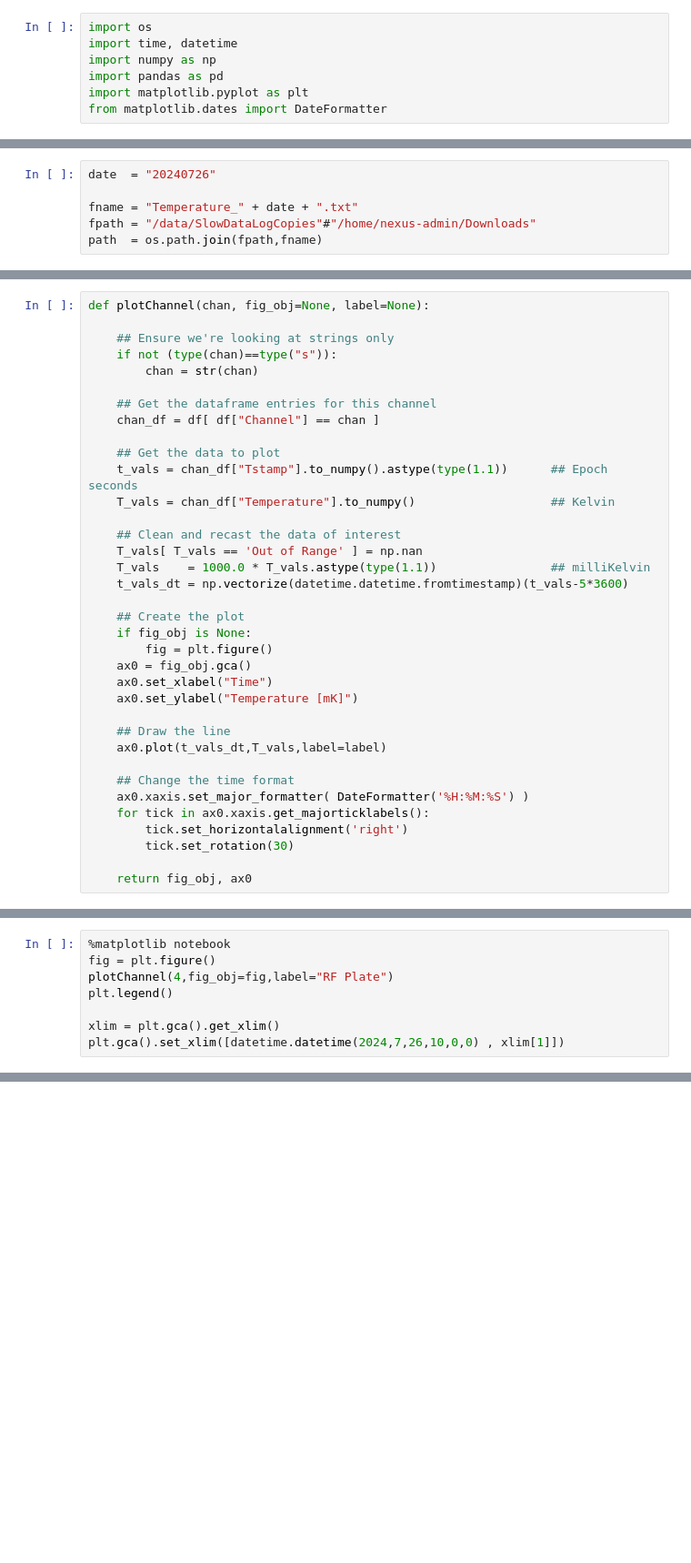
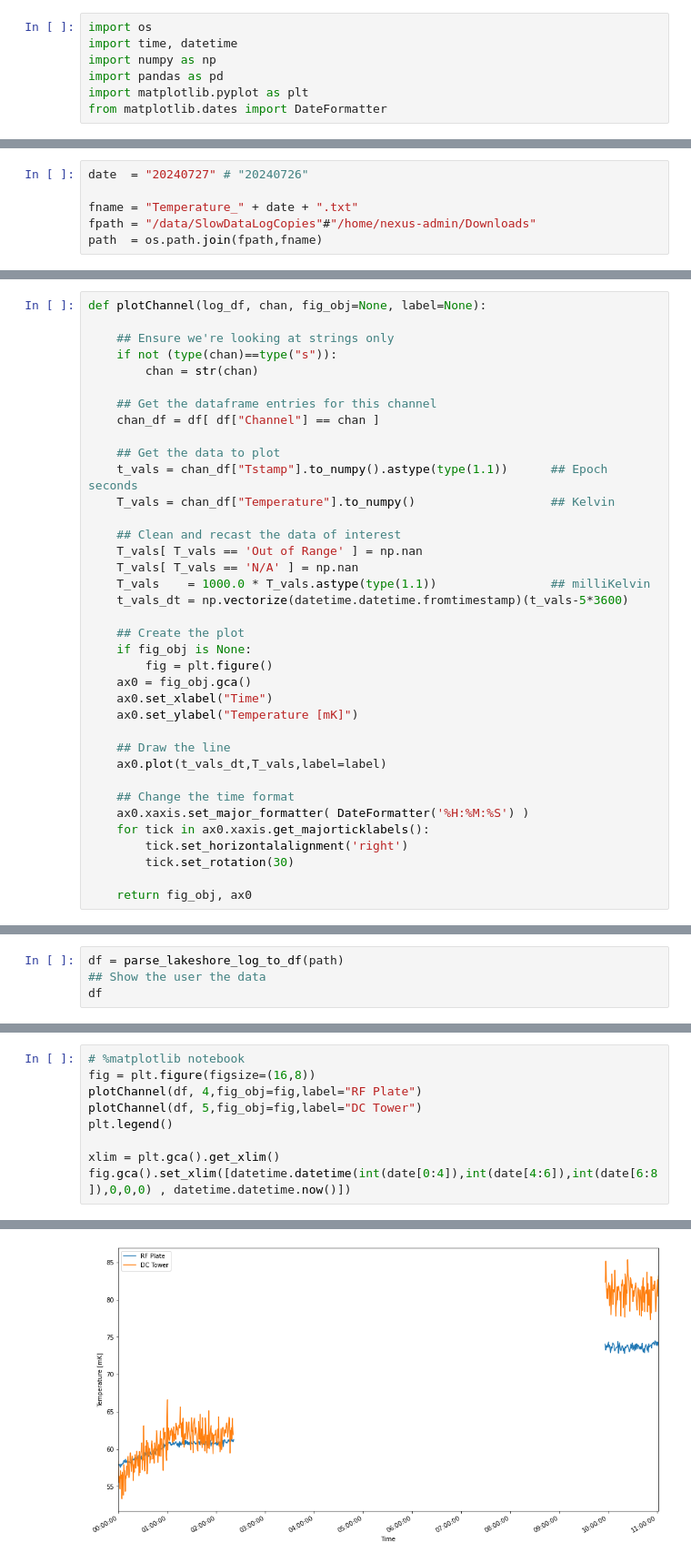
Before and after one commit to nkurinsky/NEXUS_RF, a Jupyter notebook: DeviceControl/FridgePlots/Lakeshore Plotter NR24.ipynb, the cells around one changed output, grey strips where cells are left out. Shown at 91% size. Cells and saved outputs as stored; diff of their text form; blank space fills up the shorter version.

```diff
--- a/DeviceControl/FridgePlots/Lakeshore Plotter NR24.ipynb
+++ b/DeviceControl/FridgePlots/Lakeshore Plotter NR24.ipynb
@@ -10,5 +19,5 @@ from matplotlib.dates import DateFormatter
 # %%
-date  = "20240726"
+date  = "20240727" # "20240726"
 
 fname = "Temperature_" + date + ".txt"
 fpath = "/data/SlowDataLogCopies"#"/home/nexus-admin/Downloads"
@@ -92,5 +78,5 @@ df[ df["Channel"] == "4" ]
 # %%
-def plotChannel(chan, fig_obj=None, label=None):
+def plotChannel(log_df, chan, fig_obj=None, label=None):
 
     ## Ensure we're looking at strings only
     if not (type(chan)==type("s")):
@@ -105,6 +91,7 @@ def plotChannel(chan, fig_obj=None, label=None):
 
     ## Clean and recast the data of interest
     T_vals[ T_vals == 'Out of Range' ] = np.nan
+    T_vals[ T_vals == 'N/A' ] = np.nan
     T_vals    = 1000.0 * T_vals.astype(type(1.1))                ## milliKelvin
     t_vals_dt = np.vectorize(datetime.datetime.fromtimestamp)(t_vals-5*3600)
 
@@ -127,0 +118,4 @@ def plotChannel(chan, fig_obj=None, label=None):
+# %%
+df = parse_lakeshore_log_to_df(path)
+## Show the user the data
+df
@@ -128,9 +142,10 @@ def plotChannel(chan, fig_obj=None, label=None):
 # %%
-%matplotlib notebook
-fig = plt.figure()
-plotChannel(4,fig_obj=fig,label="RF Plate")
+# %matplotlib notebook
+fig = plt.figure(figsize=(16,8))
+plotChannel(df, 4,fig_obj=fig,label="RF Plate")
+plotChannel(df, 5,fig_obj=fig,label="DC Tower")
 plt.legend()
 
 xlim = plt.gca().get_xlim()
-plt.gca().set_xlim([datetime.datetime(2024,7,26,10,0,0) , xlim[1]])
+fig.gca().set_xlim([datetime.datetime(int(date[0:4]),int(date[4:6]),int(date[6:8]),0,0,0) , datetime.datetime.now()])
 # %% [output]
@@ -139,0 +153 @@ plt.gca().set_xlim([datetime.datetime(2024,7,26,10,0,0) , xlim[1]])
+[figure, added]
```
Also changed, not shown: parts of 27 cells of this notebook, 2 other files.
